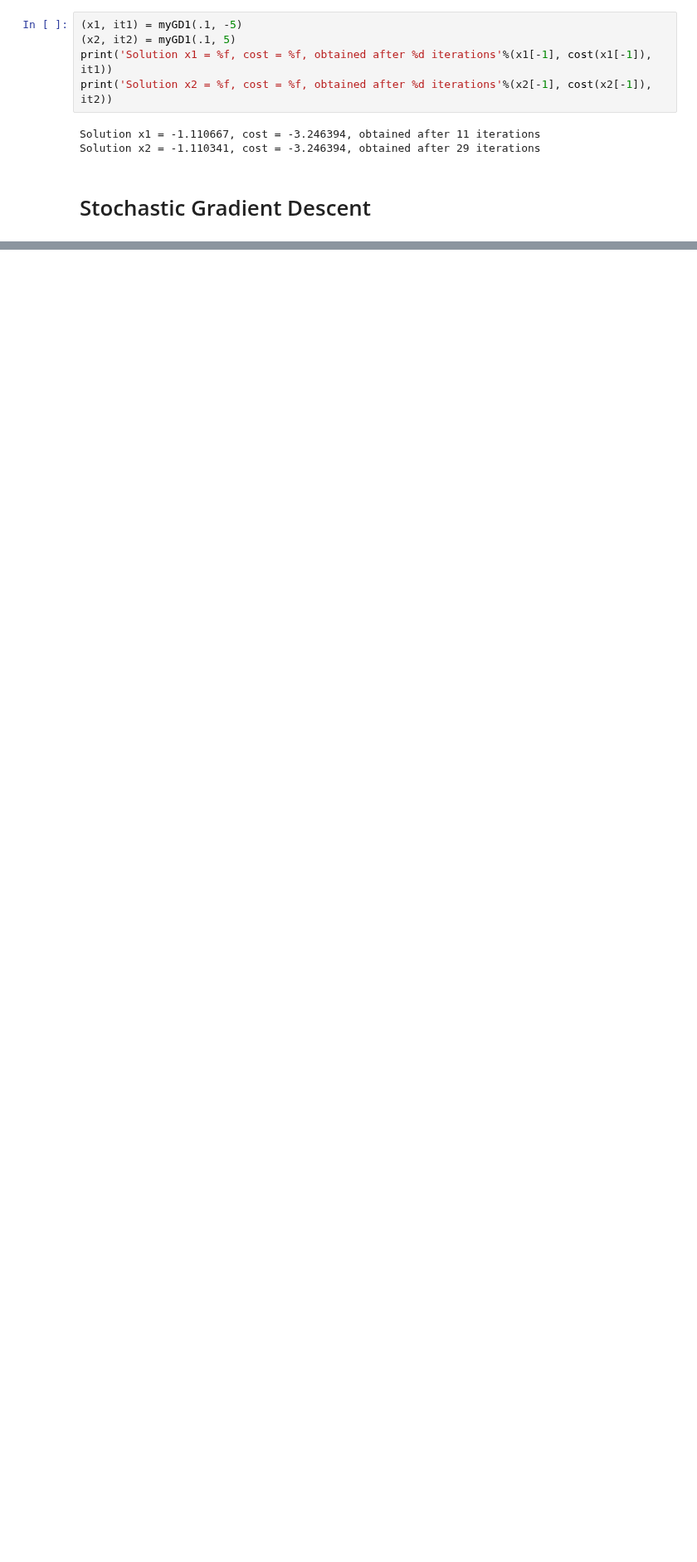
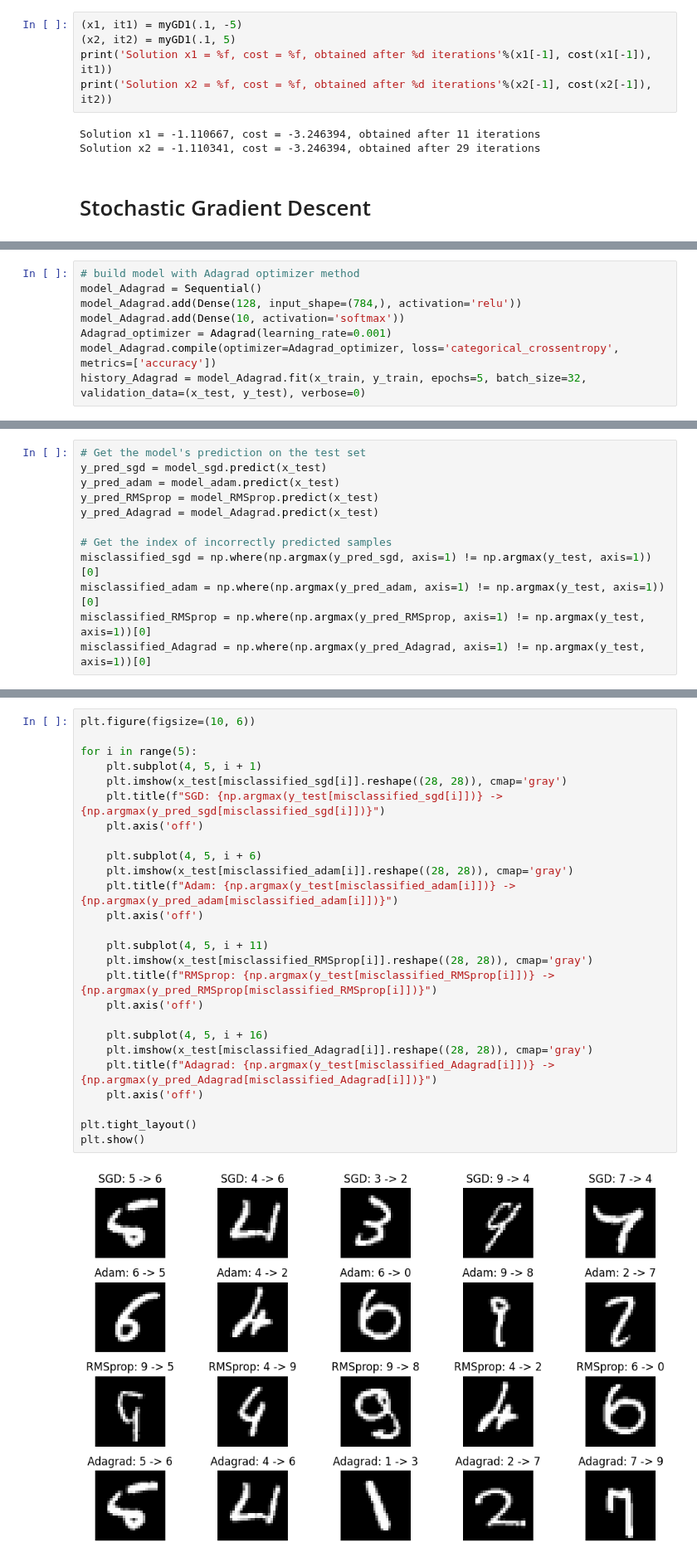
Before and after one commit to accesable/ML_Final, a Jupyter notebook: Question1/521H0489_HoHuuAn/Problem1.ipynb, the cells around one changed output, grey strips where cells are left out. Shown at 83% size. Drawn from its saved outputs; the diff is of its cells as text; blank space fills up the shorter version.

```diff
--- a/Question1/521H0489_HoHuuAn/Problem1.ipynb
+++ b/Question1/521H0489_HoHuuAn/Problem1.ipynb
@@ -61,0 +107,8 @@ plt.show()
+# %%
+# build model with Adagrad optimizer method
+model_Adagrad = Sequential()
+model_Adagrad.add(Dense(128, input_shape=(784,), activation='relu'))
+model_Adagrad.add(Dense(10, activation='softmax'))
+Adagrad_optimizer = Adagrad(learning_rate=0.001)
+model_Adagrad.compile(optimizer=Adagrad_optimizer, loss='categorical_crossentropy', metrics=['accuracy'])
+history_Adagrad = model_Adagrad.fit(x_train, y_train, epochs=5, batch_size=32, validation_data=(x_test, y_test), verbose=0)
@@ -61,0 +131,12 @@ plt.show()
+# %%
+# Get the model's prediction on the test set
+y_pred_sgd = model_sgd.predict(x_test)
+y_pred_adam = model_adam.predict(x_test)
+y_pred_RMSprop = model_RMSprop.predict(x_test)
+y_pred_Adagrad = model_Adagrad.predict(x_test)
+
+# Get the index of incorrectly predicted samples
+misclassified_sgd = np.where(np.argmax(y_pred_sgd, axis=1) != np.argmax(y_test, axis=1))[0]
+misclassified_adam = np.where(np.argmax(y_pred_adam, axis=1) != np.argmax(y_test, axis=1))[0]
+misclassified_RMSprop = np.where(np.argmax(y_pred_RMSprop, axis=1) != np.argmax(y_test, axis=1))[0]
+misclassified_Adagrad = np.where(np.argmax(y_pred_Adagrad, axis=1) != np.argmax(y_test, axis=1))[0]
@@ -61,0 +148,28 @@ plt.show()
+# %%
+plt.figure(figsize=(10, 6))
+
+for i in range(5):
+    plt.subplot(4, 5, i + 1)
+    plt.imshow(x_test[misclassified_sgd[i]].reshape((28, 28)), cmap='gray')
+    plt.title(f"SGD: {np.argmax(y_test[misclassified_sgd[i]])} -> {np.argmax(y_pred_sgd[misclassified_sgd[i]])}")
+    plt.axis('off')
+
+    plt.subplot(4, 5, i + 6)
+    plt.imshow(x_test[misclassified_adam[i]].reshape((28, 28)), cmap='gray')
+    plt.title(f"Adam: {np.argmax(y_test[misclassified_adam[i]])} -> {np.argmax(y_pred_adam[misclassified_adam[i]])}")
+    plt.axis('off')
+
+    plt.subplot(4, 5, i + 11)
+    plt.imshow(x_test[misclassified_RMSprop[i]].reshape((28, 28)), cmap='gray')
+    plt.title(f"RMSprop: {np.argmax(y_test[misclassified_RMSprop[i]])} -> {np.argmax(y_pred_RMSprop[misclassified_RMSprop[i]])}")
+    plt.axis('off')
+
+    plt.subplot(4, 5, i + 16)
+    plt.imshow(x_test[misclassified_Adagrad[i]].reshape((28, 28)), cmap='gray')
+    plt.title(f"Adagrad: {np.argmax(y_test[misclassified_Adagrad[i]])} -> {np.argmax(y_pred_Adagrad[misclassified_Adagrad[i]])}")
+    plt.axis('off')
+
+plt.tight_layout()
+plt.show()
+# %% [output]
+[figure, added]
```
Also changed, not shown: parts of 9 cells of this notebook, 1 other file.
